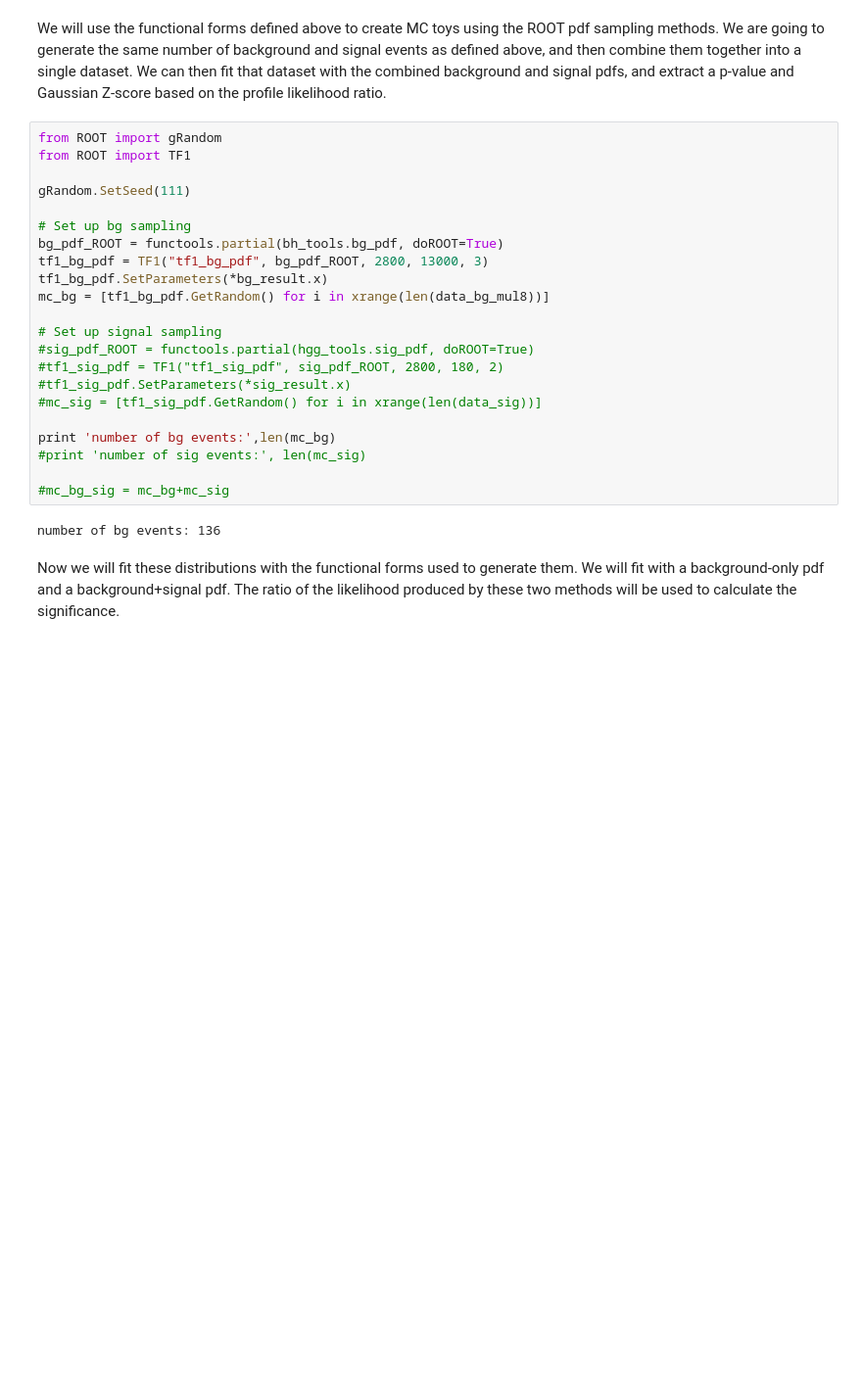
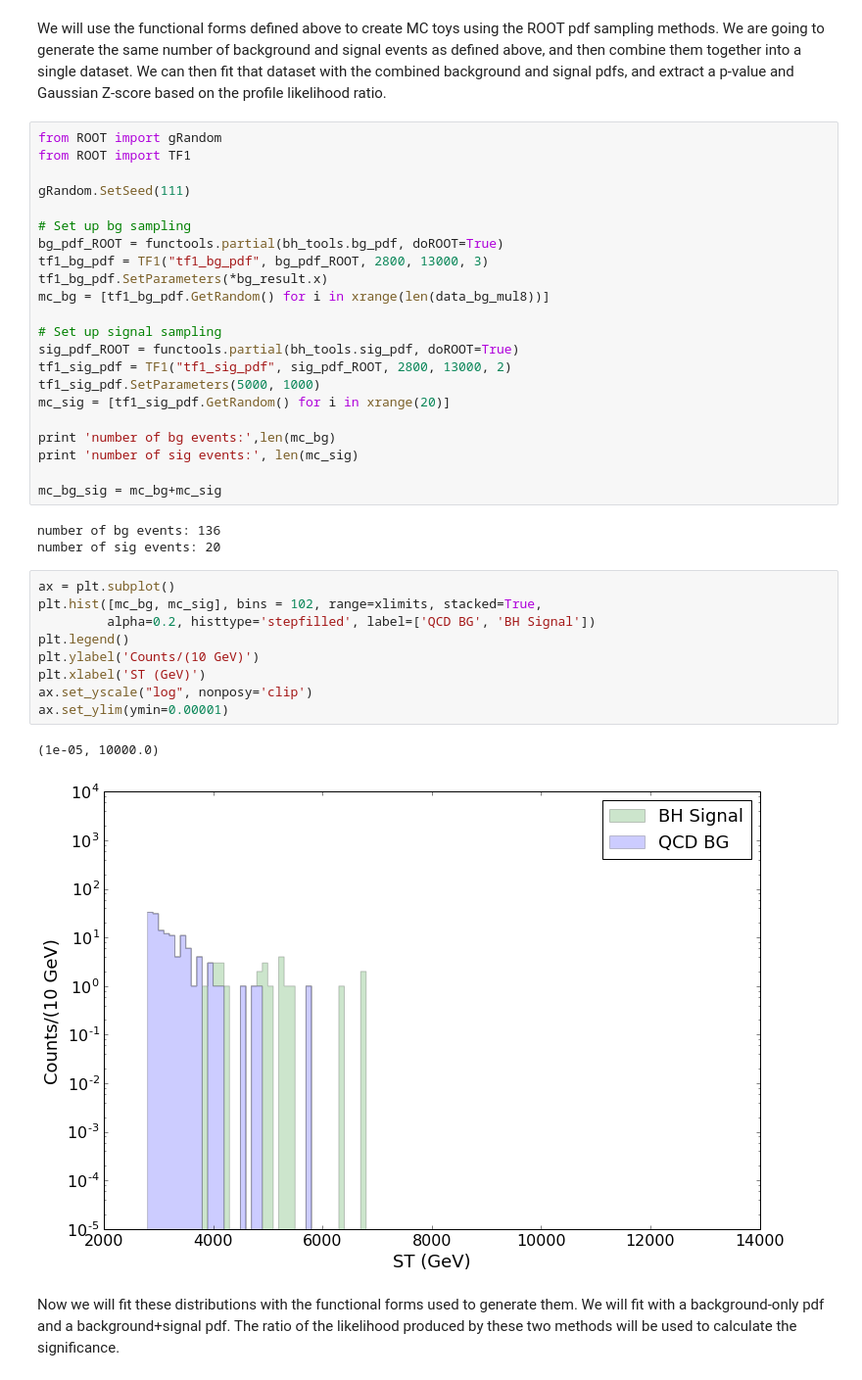
Before and after one commit to pollackscience/BayesianBlocks, a Jupyter notebook: bb/hep/bh_writeup.ipynb, the cells around one changed output. Shown: that part at 98% size. Cells and saved outputs as stored; diff of their text form; blank space fills up the shorter version.

```diff
--- a/bb/hep/bh_writeup.ipynb
+++ b/bb/hep/bh_writeup.ipynb
@@ -118,17 +120,30 @@ tf1_bg_pdf.SetParameters(*bg_result.x)
 mc_bg = [tf1_bg_pdf.GetRandom() for i in xrange(len(data_bg_mul8))]
 
 # Set up signal sampling
-#sig_pdf_ROOT = functools.partial(hgg_tools.sig_pdf, doROOT=True)
-#tf1_sig_pdf = TF1("tf1_sig_pdf", sig_pdf_ROOT, 2800, 180, 2)
-#tf1_sig_pdf.SetParameters(*sig_result.x)
-#mc_sig = [tf1_sig_pdf.GetRandom() for i in xrange(len(data_sig))]
+sig_pdf_ROOT = functools.partial(bh_tools.sig_pdf, doROOT=True)
+tf1_sig_pdf = TF1("tf1_sig_pdf", sig_pdf_ROOT, 2800, 13000, 2)
+tf1_sig_pdf.SetParameters(5000, 1000)
+mc_sig = [tf1_sig_pdf.GetRandom() for i in xrange(20)]
 
 print 'number of bg events:',len(mc_bg)
-#print 'number of sig events:', len(mc_sig)
+print 'number of sig events:', len(mc_sig)
 
-#mc_bg_sig = mc_bg+mc_sig
+mc_bg_sig = mc_bg+mc_sig
 # %% [output]
 number of bg events: 136
+number of sig events: 20
+# %%
+ax = plt.subplot()
+plt.hist([mc_bg, mc_sig], bins = 102, range=xlimits, stacked=True,
+         alpha=0.2, histtype='stepfilled', label=['QCD BG', 'BH Signal'])
+plt.legend()
+plt.ylabel('Counts/(10 GeV)')
+plt.xlabel('ST (GeV)')
+ax.set_yscale("log", nonposy='clip')
+ax.set_ylim(ymin=0.00001)
+# %% [output]
+(1e-05, 10000.0)
+[figure, added]
 # %% [markdown]
 Now we will fit these distributions with the functional forms used to generate them.  We will fit with a background-only pdf and a background+signal pdf.  The ratio of the likelihood produced by these two methods will be used to calculate the significance.
 # %%
```
Also changed, not shown: parts of 14 cells of this notebook, 1 other file.
